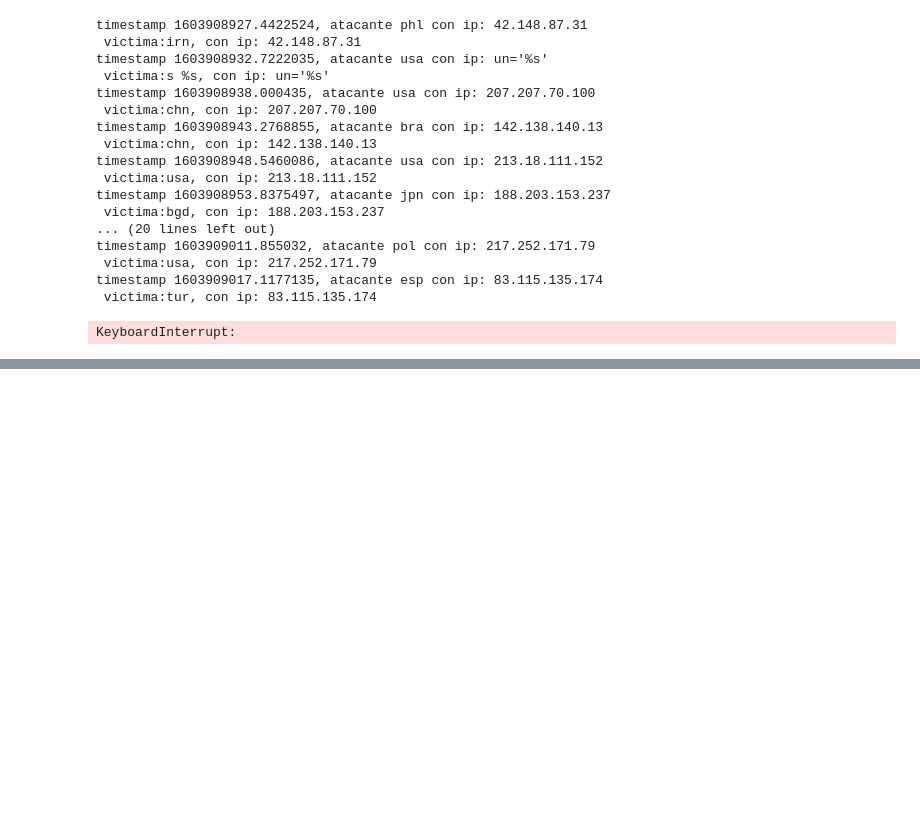
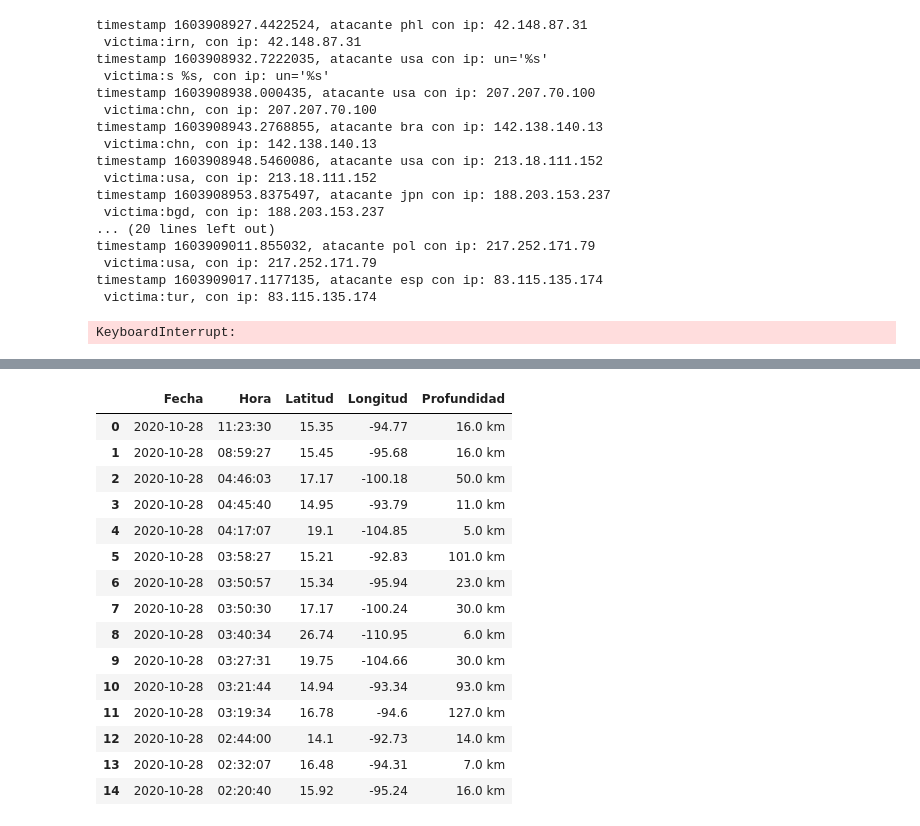
Before and after one commit to Os-f-dev/clasesdata_102020, a Jupyter notebook: w3_w3_More_scraping.ipynb, the cells around one changed output, grey strips where cells are left out. Cells and saved outputs as stored; diff of their text form; code cells hidden in the pictures; blank space fills up the shorter version.

```diff
--- a/w3_w3_More_scraping.ipynb
+++ b/w3_w3_More_scraping.ipynb
@@ -140,0 +146,4 @@ KeyboardInterrupt:
+# %%
+url = 'http://www.ssn.unam.mx/rss/ultimos-sismos.xml'
+req = requests.get(url)
+data = xmltodict.parse(req.content)
@@ -140,0 +202,2 @@ KeyboardInterrupt:
+# %%
+items = data['rss']['channel']['item']
@@ -140,0 +251,18 @@ KeyboardInterrupt:
+# %%
+lst = []
+
+for i in items:
+    data_get = i['description'].split('>')[1:4]
+    fecha = re.findall('\d+-\d+-\d+', data_get[0])
+    hora = re.findall('\d+:\d+:\d+', data_get[0])
+    lat = re.findall('-?\d+.\d+', data_get[1])[0]
+    long = re.findall('-?\d+.\d+', data_get[1])[1]
+    prof = re.findall('\d+\.\d+ \w+',data_get[2])
+
+    data = {'Fecha':fecha[0],
+           'Hora':hora[0],
+           'Latitud':lat,
+           'Longitud':long,
+           'Profundidad':prof[0]}
+    lst.append(data)
+    print(data)
@@ -140,0 +305,19 @@ KeyboardInterrupt:
+# %%
+pd.DataFrame(lst)
+# %% [output]
+|  | Fecha | Hora | Latitud | Longitud | Profundidad |
+| 0 | 2020-10-28 | 11:23:30 | 15.35 | -94.77 | 16.0 km |
+| 1 | 2020-10-28 | 08:59:27 | 15.45 | -95.68 | 16.0 km |
+| 2 | 2020-10-28 | 04:46:03 | 17.17 | -100.18 | 50.0 km |
+| 3 | 2020-10-28 | 04:45:40 | 14.95 | -93.79 | 11.0 km |
+| 4 | 2020-10-28 | 04:17:07 | 19.1 | -104.85 | 5.0 km |
+| 5 | 2020-10-28 | 03:58:27 | 15.21 | -92.83 | 101.0 km |
+| 6 | 2020-10-28 | 03:50:57 | 15.34 | -95.94 | 23.0 km |
+| 7 | 2020-10-28 | 03:50:30 | 17.17 | -100.24 | 30.0 km |
+| 8 | 2020-10-28 | 03:40:34 | 26.74 | -110.95 | 6.0 km |
+| 9 | 2020-10-28 | 03:27:31 | 19.75 | -104.66 | 30.0 km |
+| 10 | 2020-10-28 | 03:21:44 | 14.94 | -93.34 | 93.0 km |
+| 11 | 2020-10-28 | 03:19:34 | 16.78 | -94.6 | 127.0 km |
+| 12 | 2020-10-28 | 02:44:00 | 14.1 | -92.73 | 14.0 km |
+| 13 | 2020-10-28 | 02:32:07 | 16.48 | -94.31 | 7.0 km |
+| 14 | 2020-10-28 | 02:20:40 | 15.92 | -95.24 | 16.0 km |
```
Also changed, not shown: parts of 19 cells of this notebook, 2 other files.
